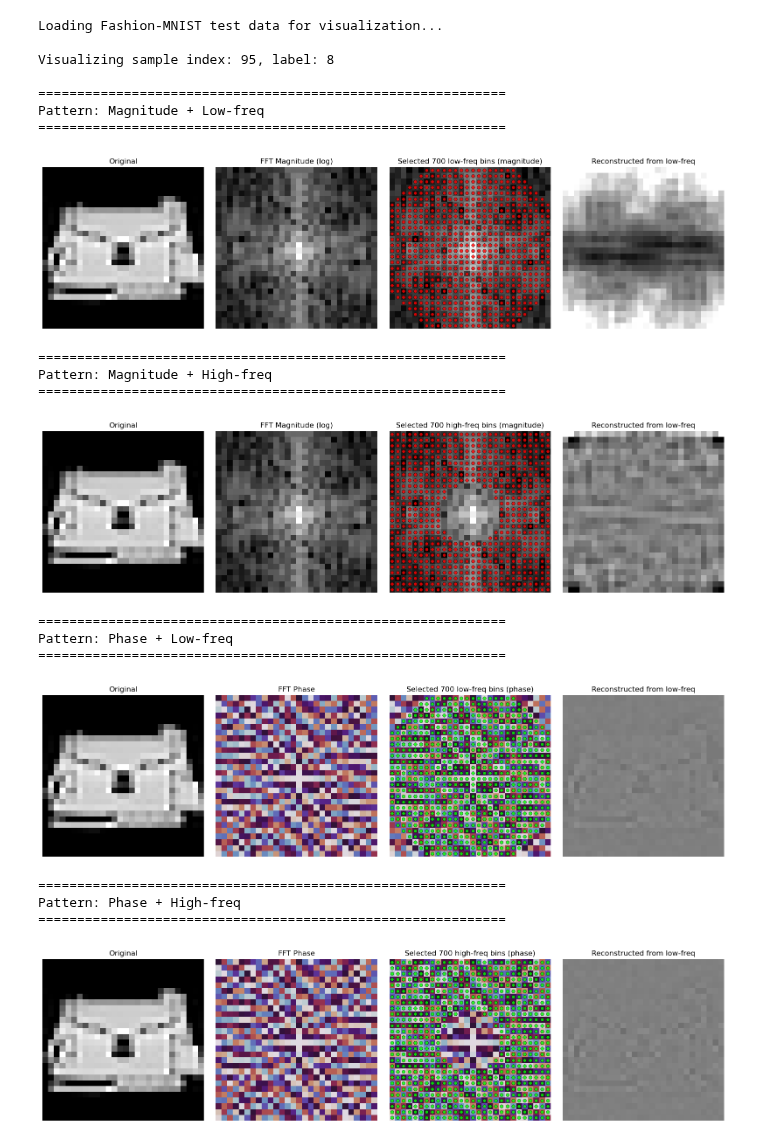
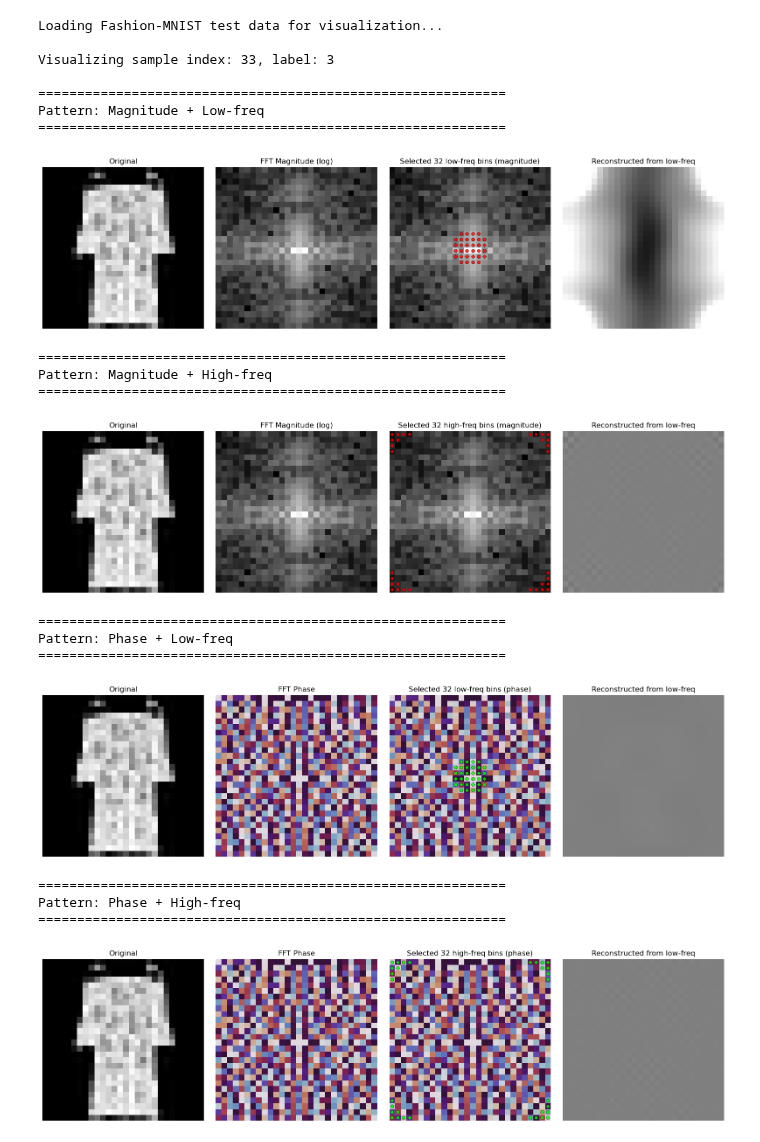
Before and after one commit to Ryuichi-K-create/PhotonicEncoder_public, a Jupyter notebook: Runner/ex_run/fft_test_latest.ipynb, the cells around one changed output. Drawn from its saved outputs; the diff is of its cells as text; code cells hidden in the pictures.

```diff
--- a/Runner/ex_run/fft_test_latest.ipynb
+++ b/Runner/ex_run/fft_test_latest.ipynb
@@ -297,40 +297,3 @@ def get_new_dataloader(data_train,data_test,batch_size=100):
 
     test_dataloader = DataLoader(data_test,batch_size,shuffle=False)
     return train_dataloader, test_dataloader
-# %%
-
-# ===== デモ（ランダム画像で動作チェック） =====
-if __name__ == "__main__":
-    torch.manual_seed(0)
-    B, C, H, W = 100, 1, 28, 28  # MNIST想定
-    data_train, data_test = load_Fmnist_data()
-    train_dataloader, test_dataloader = get_new_dataloader(data_train, data_test, batch_size=B)
-    batch_data = next(iter(test_dataloader))
-    x, labels = batch_data  # データとラベルを分離
-    x = x.view(B, C, H, W)  # (B, 1, 28, 28)
-    print("input shape:", x.shape)
-    extractor = FFTLowFreqSelector(out_dim=784, log_magnitude=True)
-    feats = extractor(x)  # (B, 32)
-    print("features shape:", feats.shape)
-
-    sample_index = random.randint(0, B-1)  # 可視化するサンプルのインデックス
-    # sample_index = 97
-    # sample_indexの32次元ベクトルを取得して表示
-    sample_features = feats[sample_index]  # (32,)
-
-    ln = torch.nn.LayerNorm(32)
-    # sample_features = ln(sample_features.unsqueeze(0)).squeeze(0)  # squeeze(0)を追加
-    print(f"\nFFT features for sample {sample_index}:")
-    print(f"Shape: {sample_features.shape}")
-    print(f"Values: {sample_features.detach().cpu().numpy()}")
-
-    # より見やすい表示
-
-# エクセル用の出力（タブ区切り）
-    # print(f"\n=== Excel用出力（タブ区切り）===")
-    # print("Feature\tValue")
-    # for i, val in enumerate(sample_features.detach().cpu().numpy()):
-    #     print(f"{i+1}\t{val:.6f}")
-
-    # 可視化も実行
-    extractor.plot_example(x, sample_index=sample_index, annotate=False, savepath=None)
@@ -468,7 +469,7 @@ def visualize_all_patterns():
     x_batch = x_batch.view(x_batch.size(0), 1, 28, 28)
 
     # 可視化するサンプルインデックス
-    sample_index = 95
+    sample_index = 33
     print(f"\nVisualizing sample index: {sample_index}, label: {labels_batch[sample_index].item()}")
 
     # 4パターンの設定
@@ -476,45 +477,45 @@ def visualize_all_patterns():
         {'mode': 'magnitude', 'freq_select': 'low', 'title': 'Magnitude + Low-freq'},
         {'mode': 'magnitude', 'freq_select': 'high', 'title': 'Magnitude + High-freq'},
         {'mode': 'phase', 'freq_select': 'low', 'title': 'Phase + Low-freq'},
         {'mode': 'phase', 'freq_select': 'high', 'title': 'Phase + High-freq'},
     ]
 
     for pattern in patterns:
         mode = pattern['mode']
         freq_select = pattern['freq_select']
         title = pattern['title']
 
         print(f"\n{'='*60}")
         print(f"Pattern: {title}")
         print(f"{'='*60}")
 
         # FFTLowFreqSelectorの初期化
-        extractor = FFTLowFreqSelector(out_dim=700, mode=mode, freq_select=freq_select, log_magnitude=True)
+        extractor = FFTLowFreqSelector(out_dim=32, mode=mode, freq_select=freq_select, log_magnitude=True)
 
 
         # 可視化を実行
         extractor.plot_example(x_batch, sample_index=sample_index, annotate=False, savepath=None)
 
 # 実行
 visualize_all_patterns()
 # %% [output]
 Loading Fashion-MNIST test data for visualization...
 
-Visualizing sample index: 95, label: 8
+Visualizing sample index: 33, label: 3
 
 ============================================================
 Pattern: Magnitude + Low-freq
 ============================================================
-[figure, old version]
+[figure, new version]
 ============================================================
 Pattern: Magnitude + High-freq
 ============================================================
-[figure, old version]
+[figure, new version]
 ============================================================
 Pattern: Phase + Low-freq
 ============================================================
-[figure, old version]
+[figure, new version]
 ============================================================
 Pattern: Phase + High-freq
 ============================================================
-[figure, old version]
+[figure, new version]
```
Also changed, not shown: parts of 3 cells of this notebook, 3 other files.
